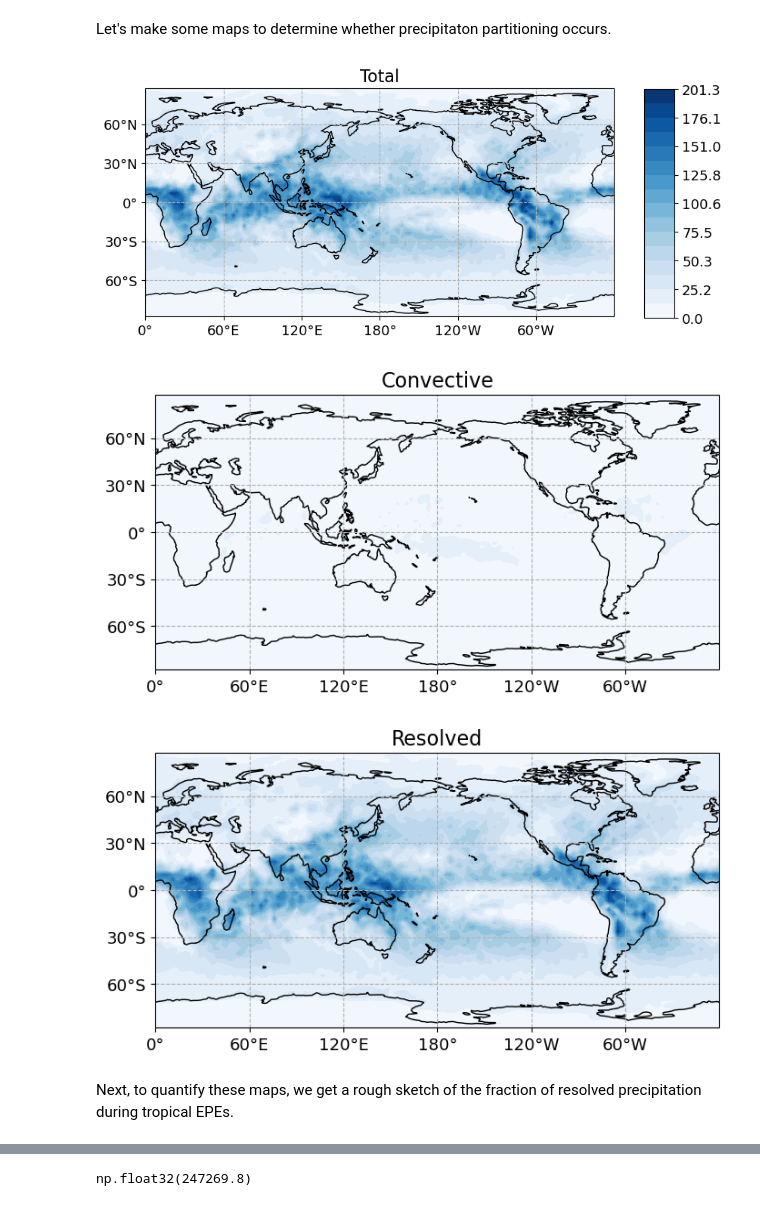
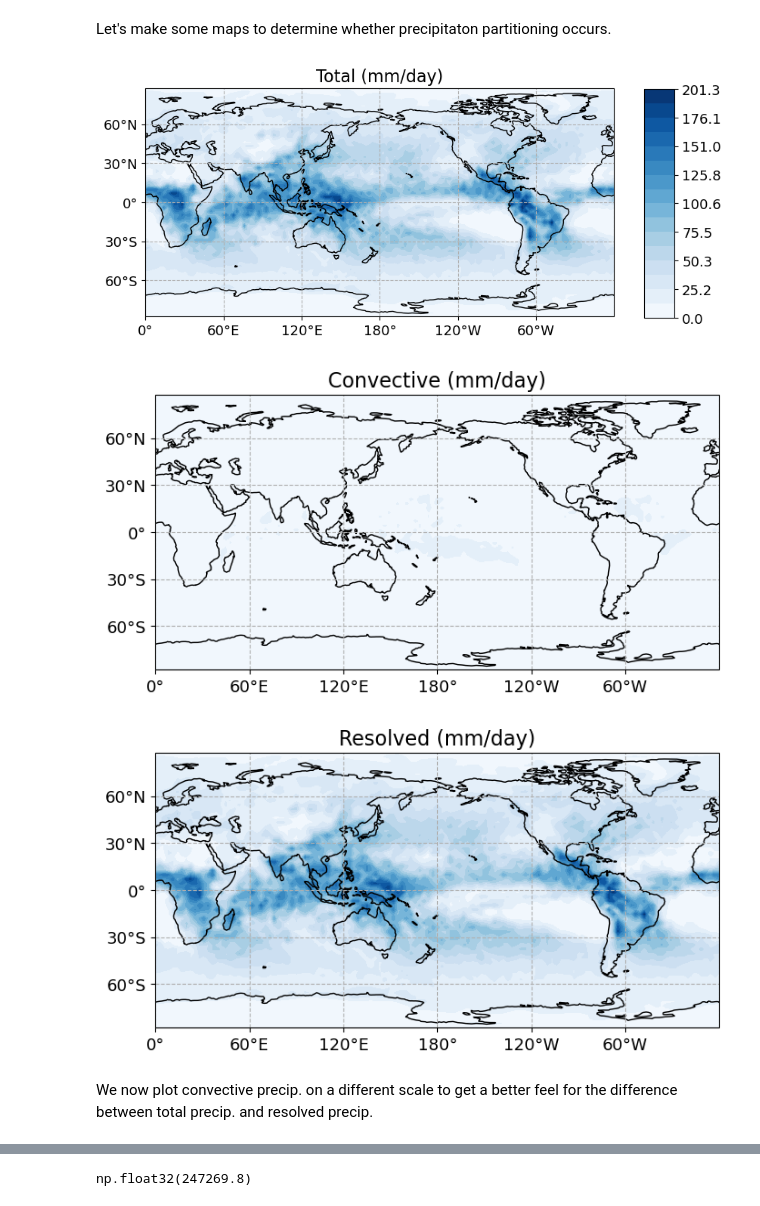
Before and after one commit to ageorgemorgan/epe-analysis, a Jupyter notebook: amip_test_epe.ipynb, the cells around one changed output, grey strips where cells are left out. Cells and saved outputs as stored; diff of their text form; code cells hidden in the pictures.

Commit message:
tidied experiment 1 & 2 notebook

```diff
--- a/amip_test_epe.ipynb
+++ b/amip_test_epe.ipynb
@@ -6,7 +6,8 @@ from ep_processing import *
 from utils.visualization import *
 # %%
 my_experiment_name = "amip"
-my_runid = "agm-diagn-cc-amip" # change this to "agm-amip-test" or whatever experiment you want to look at!
+my_runid = "agm-diagn-cc-amip"  # change this to "agm-amip-test",  "agm-diagn-cc-amip" or whatever experiment you want to look at!
+base_outfile_str = "amip_diagn_experiment2" #"amip_baseline_experiment1" # "amip_diagn_experiment2"
 
 # Some example paths if you're running of Trillium instead...
 # my_base_path = "/scratch/agmorgan/canesm_runs/{runid}/data/nc_output/CMIP6/CMIP/CP4C/CanESM5-1/{experiment_name}/r1i1p1f1/"
@@ -18,29 +19,4 @@ my_file_path = "{var_name}_day_CanESM5-1_{experiment_name}_r1i1p1f1_gn_{year}010
 year_start = 2003
 year_end = 2008 + 1
 year_range = range(year_start, year_end)
-
-conv = 86400.
-
-# All precip
-ds_pr_daily = conv * get_ds(
-                    "pr",
-                    my_runid,
-                    my_experiment_name,
-                    year_range,
-                    base_path = my_base_path,
-                    file_path = my_file_path,
-)
-
-# Convective precip
-ds_prc_daily = conv * get_ds(
-                    "prc",
-                    my_runid,
-                    my_experiment_name,
-                    year_range,
-                    base_path = my_base_path,
-                    file_path = my_file_path,
-)
-
-# Resolved precip
-da_prr_daily = ds_pr_daily.pr - ds_prc_daily.prc
 # %%
@@ -87,4 +35,12 @@ da_eprr = da_epr - da_eprc
 # %%
+da_epr, da_eprc, da_eprr = get_ep_info(
+    my_runid,
+    my_experiment_name,
+    year_range,
+    base_path = my_base_path,
+    file_path = my_file_path,
+)
+
 da_epr_mean = da_epr.mean(dim = "time")
 da_eprc_mean = da_eprc.mean(dim = "time")
 da_eprr_mean = da_eprr.mean(dim = "time")
@@ -95,33 +51,33 @@ Let's make some maps to determine whether precipitaton partitioning occurs.
 # %%
 da_list = [da_epr_mean, da_eprc_mean, da_eprr_mean]
 label_list = ["Total", "Convective", "Resolved"]
 
 for da, label in zip(da_list, label_list):
 
     field_vals, lon_plt, lat_plt = process_for_map(da)
     draw_global_map(
         lon_plt,
         lat_plt,
         field_vals,
-        title = label,
+        title = label + " (mm/day)",
         filled = True,
-        show_fig = False,
+        show_fig = True,
         save_fig = True,
         levels = 16,
         cmap = "Blues",
         cbar_params = [0.95, 0.24, 0.05, 0.505], # position, upper offset, width, cbar length
         vmin = 0,
         vmax = da_epr_max,
         draw_labels = False,
         label_contours = False,
         remove_cbar = True if label != "Total" else False,
         fig = None,
         projection = ccrs.PlateCarree(central_longitude = 180),
-        outfilename = "amip_diagn_cc_experiment2" + label + ".png",
+        outfilename = base_outfile_str + label + ".png",
     )
 # %% [output]
-[figure, old version]
+[figure, new version]
-[figure, old version]
+[figure, new version]
-[figure, old version]
+[figure, new version]
 # %% [markdown]
-Next, to quantify these maps, we get a rough sketch of the fraction of resolved precipitation during tropical EPEs.
+We now plot convective precip. on a different scale to get a better feel for the difference between total precip. and resolved precip.
```
Also changed, not shown: parts of 13 cells of this notebook.
